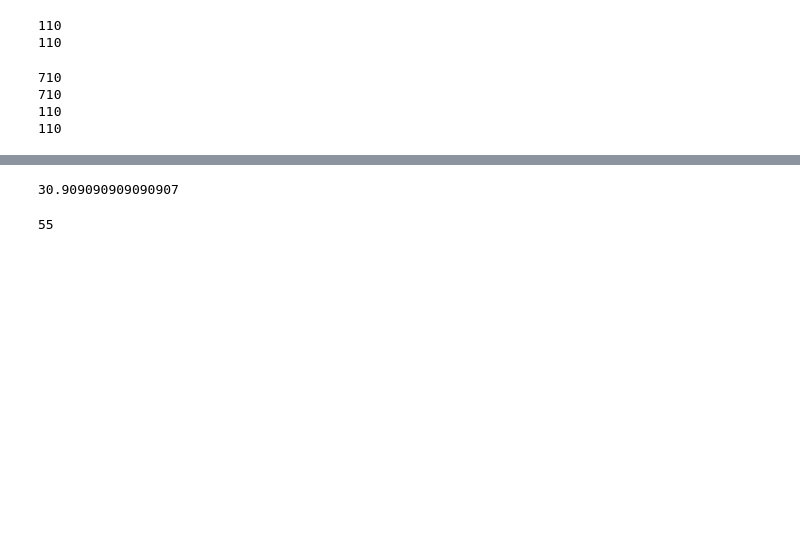
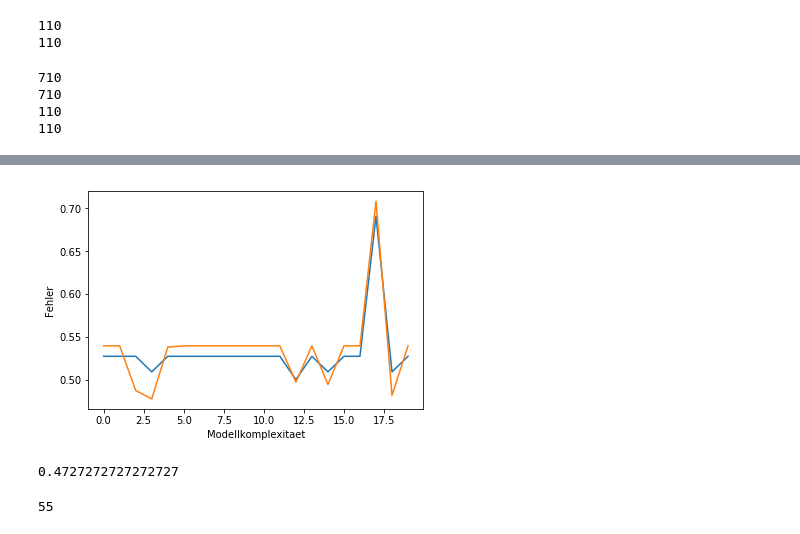
Before and after one commit to FabianMoeller/KI_Sportanalytics, a Jupyter notebook: Vector.ipynb, the cells around one changed output, grey strips where cells are left out. Drawn from its saved outputs; the diff is of its cells as text; code cells hidden in the pictures; blank space fills up the shorter version.

Commit message:
Evaluation class und visualisierung

```diff
--- a/Vector.ipynb
+++ b/Vector.ipynb
@@ -12,10 +11,10 @@ from torch.utils.data import DataLoader
 class NeuronalNetVector(nn.Module):
         def __init__(self):
             super(NeuronalNetVector, self).__init__()
-            self.lin1 = nn.Linear(8,10)
+            self.lin1 = nn.Linear(8,15)
             #Größer als 8,3333
             #Kleiner als 16
-            self.lin2 = nn.Linear(10,15)
+            self.lin2 = nn.Linear(15,15)
             self.lin3 = nn.Linear(15,3)
         def forward(self,x):
             x = self.lin1(x)
@@ -231,13 +203,0 @@ optimizer1 = torch.optim.Adam(net.parameters(), lr= 0.001)
-# %%
-for epoch in range(50):
-    running_loss = 0.0
-    for i, data in enumerate(train_loader , 0):
-        inputs , targets = data
-        outputs = net(inputs)
-        loss = criterion1(outputs , targets)
-        loss.backward()
-        optimizer1.step()
-        running_loss += loss.item()
-        if i % 710 == 709:
-            print (epoch + 1 , i+1 , running_loss / 710)
-            running_loss = 0.0
@@ -243,0 +238,10 @@ for epoch in range(50):
+# %%
+accuracy_train = {}
+accuracy_test = {}
+for i in range(20):
+    test_eval = Evaluation(NeuronalNetVector(),30)
+    test_eval.train(train_input_tensor,train_target_tensor)
+    test_result = test_eval.test(test_input_tensor,test_target_tensor)
+    accuracy_test[i] = test_result
+    train_test_result = test_eval.test(train_input_tensor,train_target_tensor)
+    accuracy_train[i] = train_test_result
@@ -244,16 +266,32 @@ for epoch in range(50):
+# %%
+test_tuple = sorted(accuracy_test.items())
+train_tuple = sorted(accuracy_train.items())
+
+test_x, test_y = zip(*test_tuple)
+test_y = [1-val for val in test_y]
+train_x, train_y = zip(*train_tuple)
+train_y = [1-val for val in train_y]
+
+test_line = plt.plot(test_x, test_y, label='Testdaten')
+trainings_line = plt.plot(train_x , train_y , label = 'Trainingsdaten')
+
+plt.xlabel("Modellkomplexitaet")
+plt.ylabel("Fehler")
+plt.show()
+# %% [output]
+[figure, added]
 # %%
+#Quantitative Evaluierung
 correct = 0
 total = 0
 with torch.no_grad():
-    for data in test_loader:
-        inputs , labels = data
-        outputs = net(inputs)
-        predicted = torch.argmax(outputs)
-        if predicted == torch.argmax(labels):
-            correct = correct + 1
-print(100*(correct/len(test_loader)))
+    for i in range(len(test_input_tensor)) :
+        outputs = net(test_input_tensor[i])
+        if (torch.argmax(outputs) == torch.argmax(test_target_tensor[i])):
+            correct = correct+1
+print(correct / len(test_input_tensor))
 # %% [output]
-30.909090909090907
+0.4727272727272727
 # %%
 a = 0
 for data in test_loader:
```
Also changed, not shown: parts of 9 cells of this notebook.
